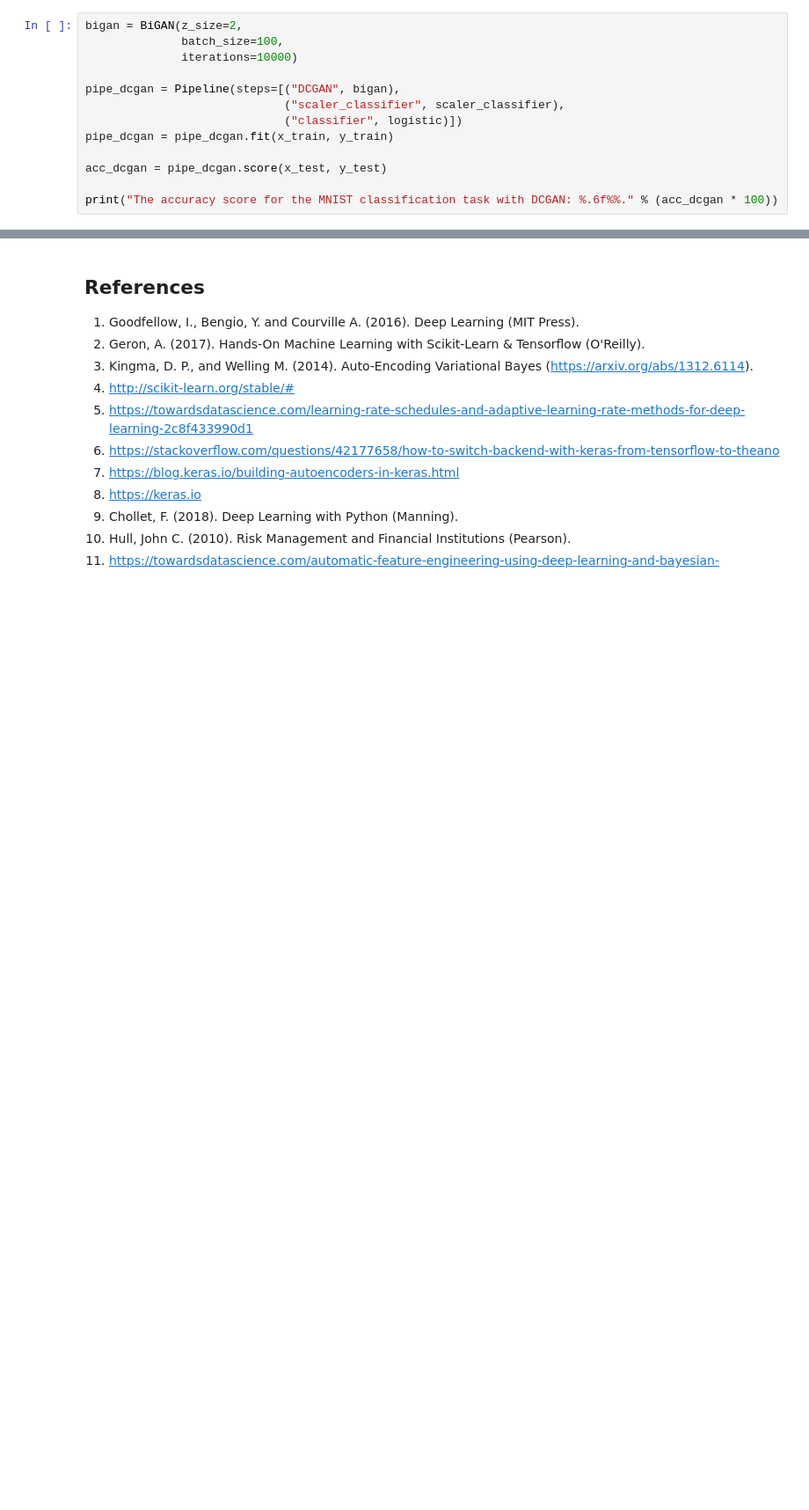
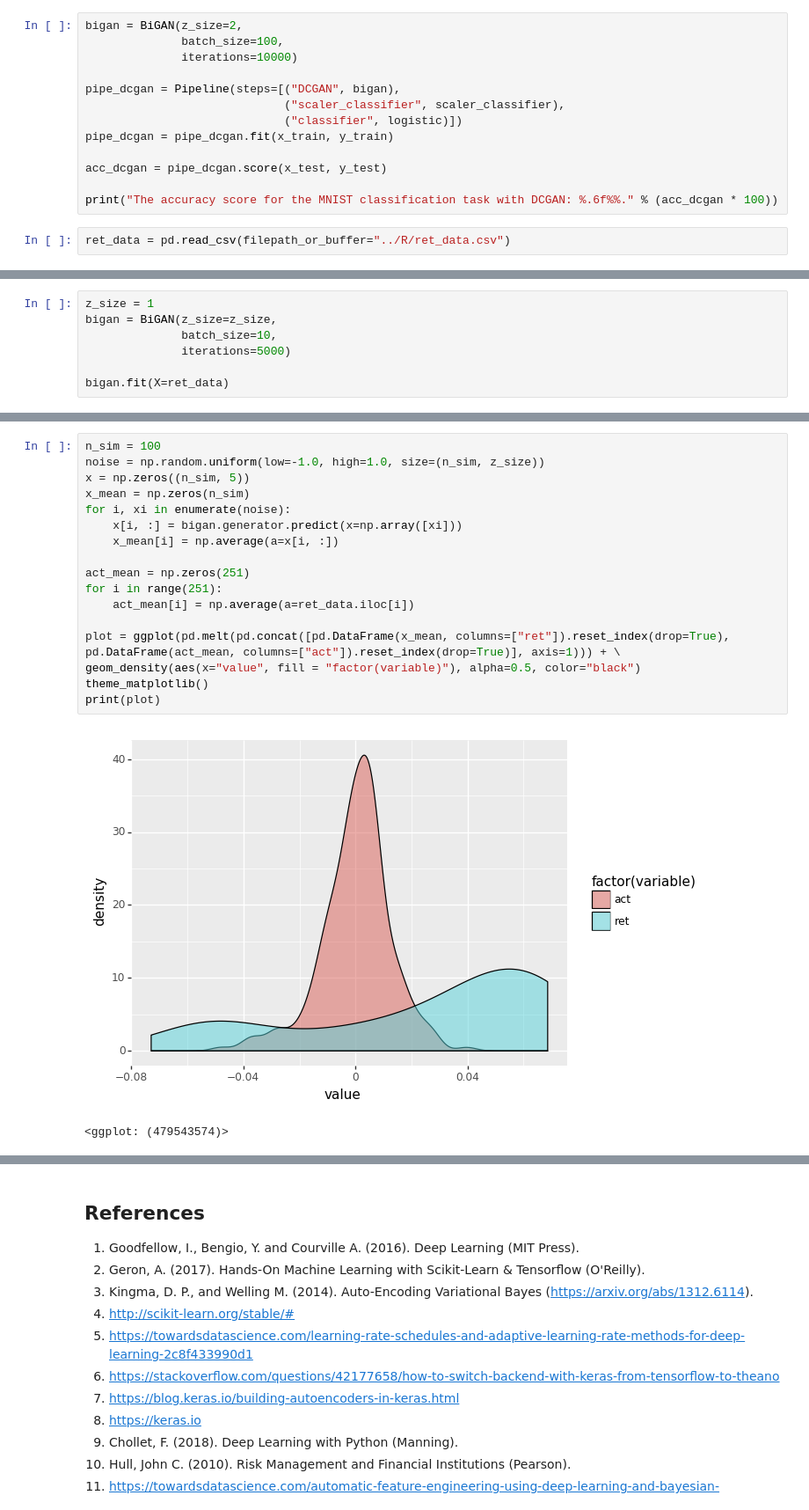
Before and after one commit to hamaadshah/market_risk_gan_tensorflow, a Jupyter notebook: Python/market_risk.ipynb, the cells around one changed output, grey strips where cells are left out. Shown: that part at 88% size. Saved outputs shown, nothing was run; the diff lists cells and outputs as text; blank space fills up the shorter version.

```diff
--- a/Python/market_risk.ipynb
+++ b/Python/market_risk.ipynb
@@ -874,3 +885,5 @@ pipe_dcgan = pipe_dcgan.fit(x_train, y_train)
 acc_dcgan = pipe_dcgan.score(x_test, y_test)
 
 print("The accuracy score for the MNIST classification task with DCGAN: %.6f%%." % (acc_dcgan * 100))
+# %%
+ret_data = pd.read_csv(filepath_or_buffer="../R/ret_data.csv")
@@ -876,0 +1069,7 @@ print("The accuracy score for the MNIST classification task with DCGAN: %.6f%%."
+# %%
+z_size = 1
+bigan = BiGAN(z_size=z_size,
+              batch_size=10,
+              iterations=5000)
+
+bigan.fit(X=ret_data)
@@ -876,0 +1088,20 @@ print("The accuracy score for the MNIST classification task with DCGAN: %.6f%%."
+# %%
+n_sim = 100
+noise = np.random.uniform(low=-1.0, high=1.0, size=(n_sim, z_size))
+x = np.zeros((n_sim, 5))
+x_mean = np.zeros(n_sim)
+for i, xi in enumerate(noise):
+    x[i, :] = bigan.generator.predict(x=np.array([xi]))
+    x_mean[i] = np.average(a=x[i, :])
+
+act_mean = np.zeros(251)
+for i in range(251):
+    act_mean[i] = np.average(a=ret_data.iloc[i])
+
+plot = ggplot(pd.melt(pd.concat([pd.DataFrame(x_mean, columns=["ret"]).reset_index(drop=True), pd.DataFrame(act_mean, columns=["act"]).reset_index(drop=True)], axis=1))) + \
+geom_density(aes(x="value", fill = "factor(variable)"), alpha=0.5, color="black")
+theme_matplotlib()
+print(plot)
+# %% [output]
+[figure, added]
+<ggplot: (479543574)>
```
Also changed, not shown: parts of 6 cells of this notebook, 2 other files.
